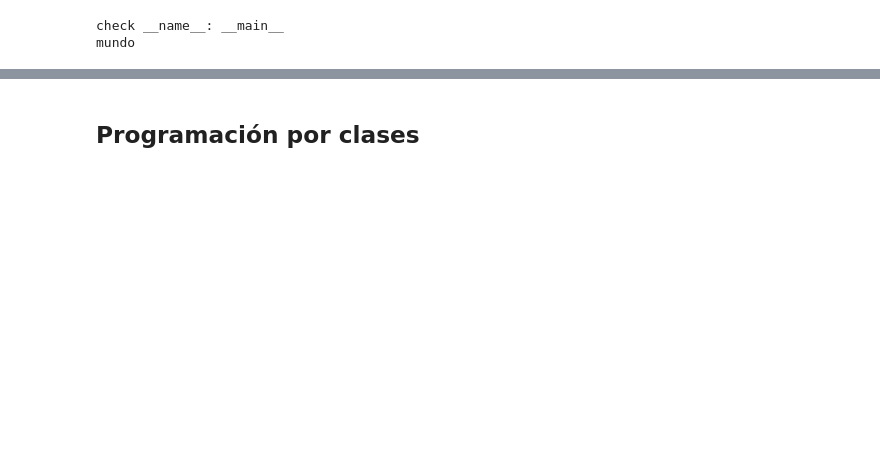
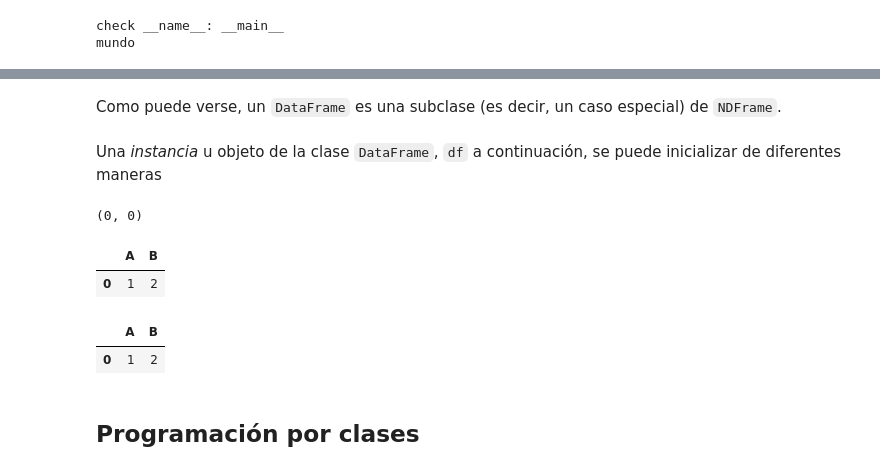
Before and after one commit to restrepo/ComputationalMethods, a Jupyter notebook: material/Intro_clases.ipynb, the cells around one changed output, grey strips where cells are left out. Cells and saved outputs as stored; diff of their text form; code cells hidden in the pictures; blank space fills up the shorter version.

```diff
--- a/material/Intro_clases.ipynb
+++ b/material/Intro_clases.ipynb
@@ -186,3 +238,24 @@ mundo
+# %% [markdown]
+Como puede verse, un `DataFrame` es una subclase (es decir, un caso especial) de `NDFrame`.
+# %% [markdown]
+Una _instancia_ u objeto de la clase `DataFrame`, `df` a continuación, se puede inicializar de diferentes maneras
+# %%
+df=pd.DataFrame()
+df
+# %% [output]
+(0, 0)
+# %%
+df=pd.DataFrame([{'A':1,'B':2}])
+df
+# %% [output]
+|  | A | B |
+| 0 | 1 | 2 |
+# %%
+df=pd.DataFrame({'A':[1],'B':[2]})
+df
+# %% [output]
+|  | A | B |
+| 0 | 1 | 2 |
 # %% [markdown]
 ## Programación por clases
 # %% [markdown]
```
Also changed, not shown: parts of 47 cells of this notebook, 5 other files.
